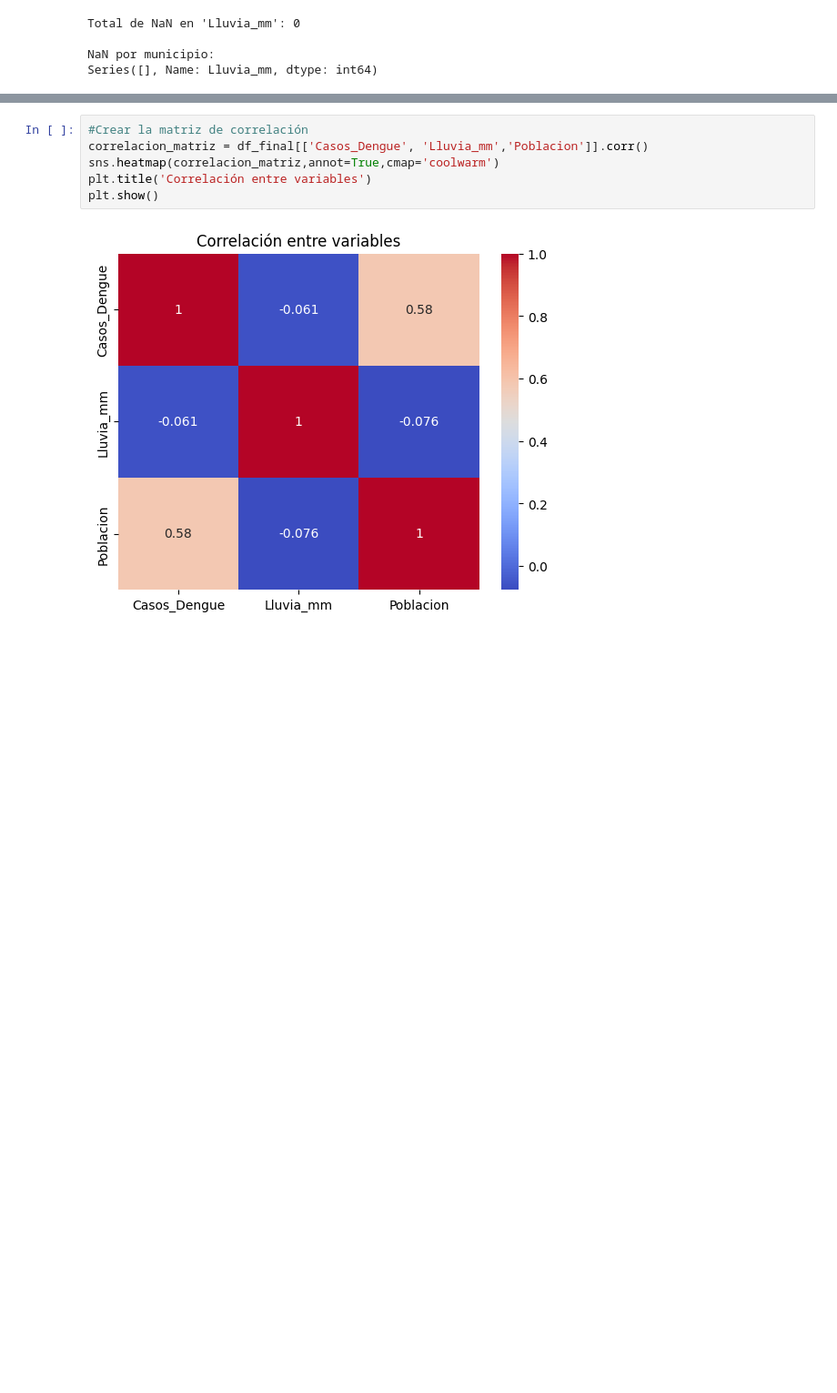
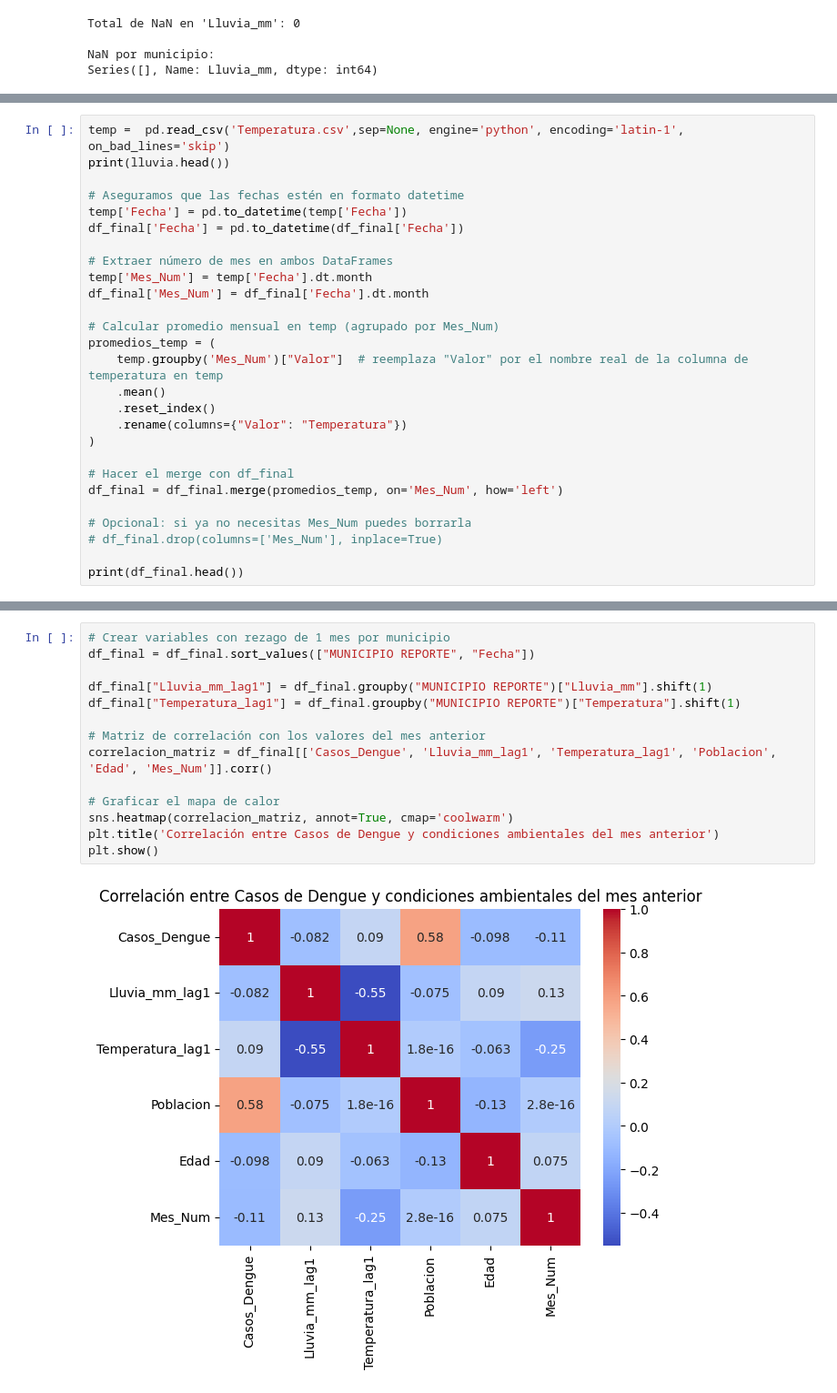
Before and after one commit to Musiconauta24/Proyecto_Curso_IA, a Jupyter notebook: Proyecto_analisis.ipynb, the cells around one changed output, grey strips where cells are left out. Shown at 91% size. Cells and saved outputs as stored; diff of their text form; blank space fills up the shorter version.

```diff
--- a/Proyecto_analisis.ipynb
+++ b/Proyecto_analisis.ipynb
@@ -589,3 +607,30 @@ print(df_final[["MUNICIPIO REPORTE", "Poblacion"]].drop_duplicates())
 936                  ALBANIA       6432
 1008              VALPARAISO      11687
 1080                   MILAN      11774
+# %%
+temp =  pd.read_csv('Temperatura.csv',sep=None, engine='python', encoding='latin-1', on_bad_lines='skip')
+print(lluvia.head())
+
+# Aseguramos que las fechas estén en formato datetime
+temp['Fecha'] = pd.to_datetime(temp['Fecha'])
+df_final['Fecha'] = pd.to_datetime(df_final['Fecha'])
+
+# Extraer número de mes en ambos DataFrames
+temp['Mes_Num'] = temp['Fecha'].dt.month
+df_final['Mes_Num'] = df_final['Fecha'].dt.month
+
+# Calcular promedio mensual en temp (agrupado por Mes_Num)
+promedios_temp = (
+    temp.groupby('Mes_Num')["Valor"]  # reemplaza "Valor" por el nombre real de la columna de temperatura en temp
+    .mean()
+    .reset_index()
+    .rename(columns={"Valor": "Temperatura"})
+)
+
+# Hacer el merge con df_final
+df_final = df_final.merge(promedios_temp, on='Mes_Num', how='left')
+
+# Opcional: si ya no necesitas Mes_Num puedes borrarla
+# df_final.drop(columns=['Mes_Num'], inplace=True)
+
+print(df_final.head())
@@ -592,8 +655,16 @@ print(df_final[["MUNICIPIO REPORTE", "Poblacion"]].drop_duplicates())
 # %%
-#Crear la matriz de correlación
-correlacion_matriz = df_final[['Casos_Dengue', 'Lluvia_mm','Poblacion']].corr()
-sns.heatmap(correlacion_matriz,annot=True,cmap='coolwarm')
-plt.title('Correlación entre variables')
+# Crear variables con rezago de 1 mes por municipio
+df_final = df_final.sort_values(["MUNICIPIO REPORTE", "Fecha"])
+
+df_final["Lluvia_mm_lag1"] = df_final.groupby("MUNICIPIO REPORTE")["Lluvia_mm"].shift(1)
+df_final["Temperatura_lag1"] = df_final.groupby("MUNICIPIO REPORTE")["Temperatura"].shift(1)
+
+# Matriz de correlación con los valores del mes anterior
+correlacion_matriz = df_final[['Casos_Dengue', 'Lluvia_mm_lag1', 'Temperatura_lag1', 'Poblacion', 'Edad', 'Mes_Num']].corr()
+
+# Graficar el mapa de calor
+sns.heatmap(correlacion_matriz, annot=True, cmap='coolwarm')
+plt.title('Correlación entre Casos de Dengue y condiciones ambientales del mes anterior')
 plt.show()
 # %% [output]
-[figure, old version]
+[figure, new version]
```
Also changed, not shown: parts of 3 cells of this notebook, 6 other files.
